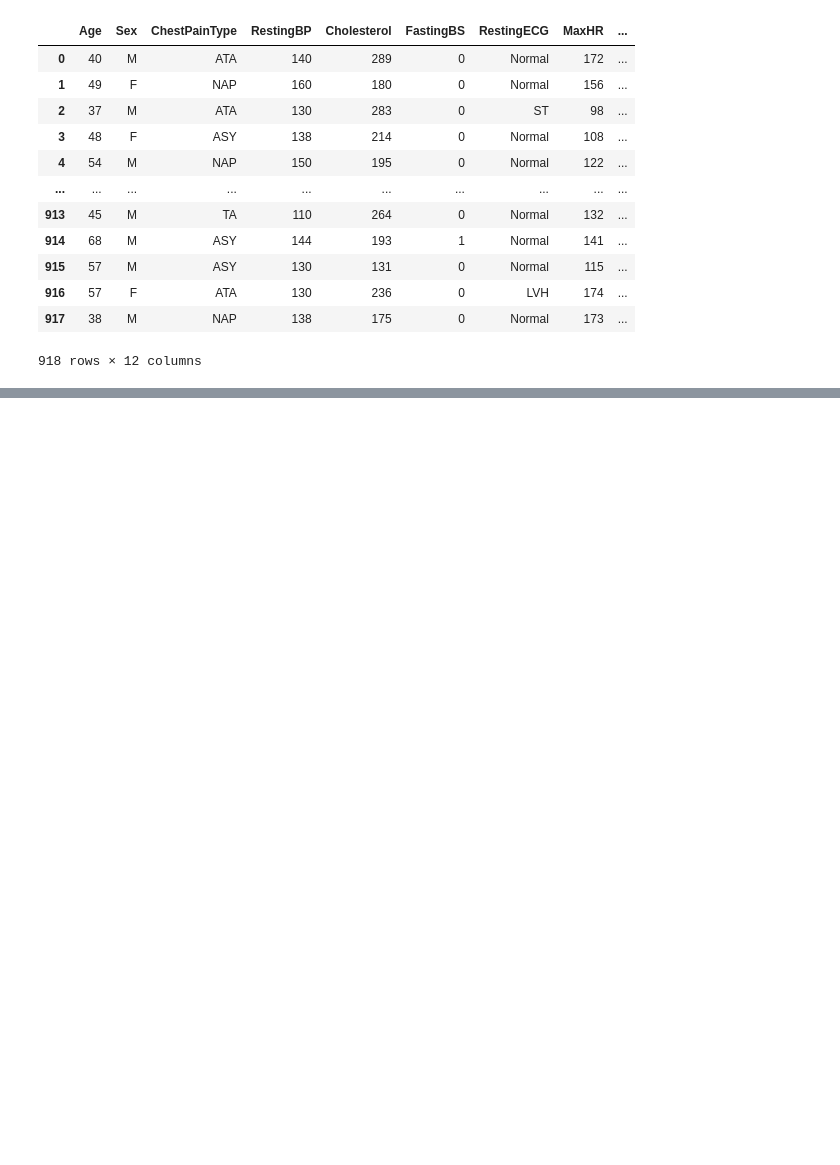
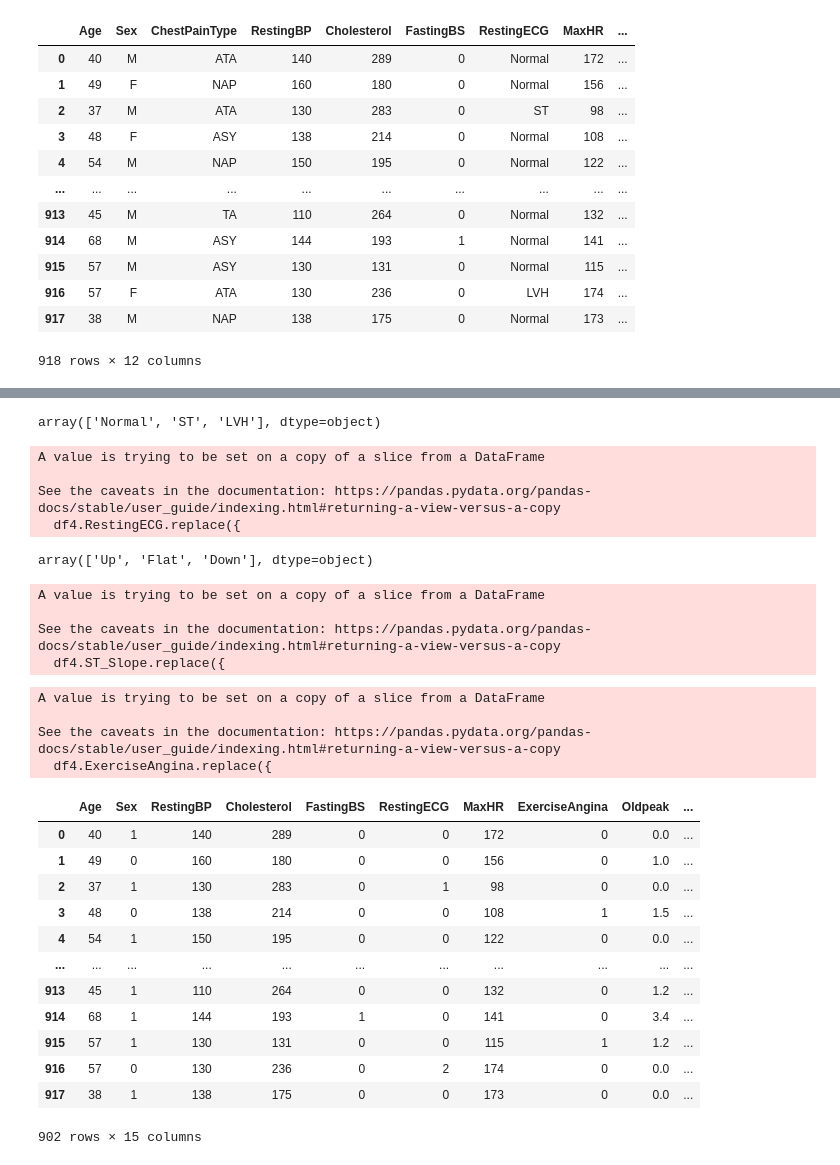
Before and after one commit to sudarshan-uprety/Machine-Leaning, a Jupyter notebook: Machine Learning/Part 4.ipynb, the cells around one changed output, grey strips where cells are left out. Cells and saved outputs as stored; diff of their text form; code cells hidden in the pictures; blank space fills up the shorter version.

```diff
--- a/Machine Learning/Part 4.ipynb
+++ b/Machine Learning/Part 4.ipynb
@@ -1211,0 +1373,6 @@ model_rf.score(x_test_pca, y_test)
+# %%
+df4.Sex.replace({
+    'M':1,
+    'F':0
+},inplace=True)
+df4
@@ -1211,0 +1397,58 @@ model_rf.score(x_test_pca, y_test)
+# %%
+df4.RestingECG.unique()
+# %% [output]
+array(['Normal', 'ST', 'LVH'], dtype=object)
+# %%
+df4.RestingECG.replace({
+    'Normal':1,
+    'ST':2,
+    'LVH':3
+},inplace=True)
+# %% [output]
+A value is trying to be set on a copy of a slice from a DataFrame
+
+See the caveats in the documentation: https://pandas.pydata.org/pandas-docs/stable/user_guide/indexing.html#returning-a-view-versus-a-copy
+  df4.RestingECG.replace({
+# %%
+df4.ST_Slope.unique()
+# %% [output]
+array(['Up', 'Flat', 'Down'], dtype=object)
+# %%
+df4.ST_Slope.replace({
+    'Up':3,
+    'Flat':2,
+    'Down':1
+},inplace=True)
+# %% [output]
+A value is trying to be set on a copy of a slice from a DataFrame
+
+See the caveats in the documentation: https://pandas.pydata.org/pandas-docs/stable/user_guide/indexing.html#returning-a-view-versus-a-copy
+  df4.ST_Slope.replace({
+# %%
+df4.ExerciseAngina.replace({
+    'N':0,
+    'Y':1
+},inplace=True)
+# %% [output]
+A value is trying to be set on a copy of a slice from a DataFrame
+
+See the caveats in the documentation: https://pandas.pydata.org/pandas-docs/stable/user_guide/indexing.html#returning-a-view-versus-a-copy
+  df4.ExerciseAngina.replace({
+# %%
+df5=pd.get_dummies(df4)
+# %%
+df5
+# %% [output]
+|  | Age | Sex | RestingBP | Cholesterol | FastingBS | RestingECG | MaxHR | ExerciseAngina | Oldpeak | ... |
+| 0 | 40 | 1 | 140 | 289 | 0 | 0 | 172 | 0 | 0.0 | ... |
+| 1 | 49 | 0 | 160 | 180 | 0 | 0 | 156 | 0 | 1.0 | ... |
+| 2 | 37 | 1 | 130 | 283 | 0 | 1 | 98 | 0 | 0.0 | ... |
+| 3 | 48 | 0 | 138 | 214 | 0 | 0 | 108 | 1 | 1.5 | ... |
+| 4 | 54 | 1 | 150 | 195 | 0 | 0 | 122 | 0 | 0.0 | ... |
+| ... | ... | ... | ... | ... | ... | ... | ... | ... | ... | ... |
+| 913 | 45 | 1 | 110 | 264 | 0 | 0 | 132 | 0 | 1.2 | ... |
+| 914 | 68 | 1 | 144 | 193 | 1 | 0 | 141 | 0 | 3.4 | ... |
+| 915 | 57 | 1 | 130 | 131 | 0 | 0 | 115 | 1 | 1.2 | ... |
+| 916 | 57 | 0 | 130 | 236 | 0 | 2 | 174 | 0 | 0.0 | ... |
+| 917 | 38 | 1 | 138 | 175 | 0 | 0 | 173 | 0 | 0.0 | ... |
+902 rows × 15 columns
```
Also changed, not shown: parts of 115 cells of this notebook, 1 other file.
